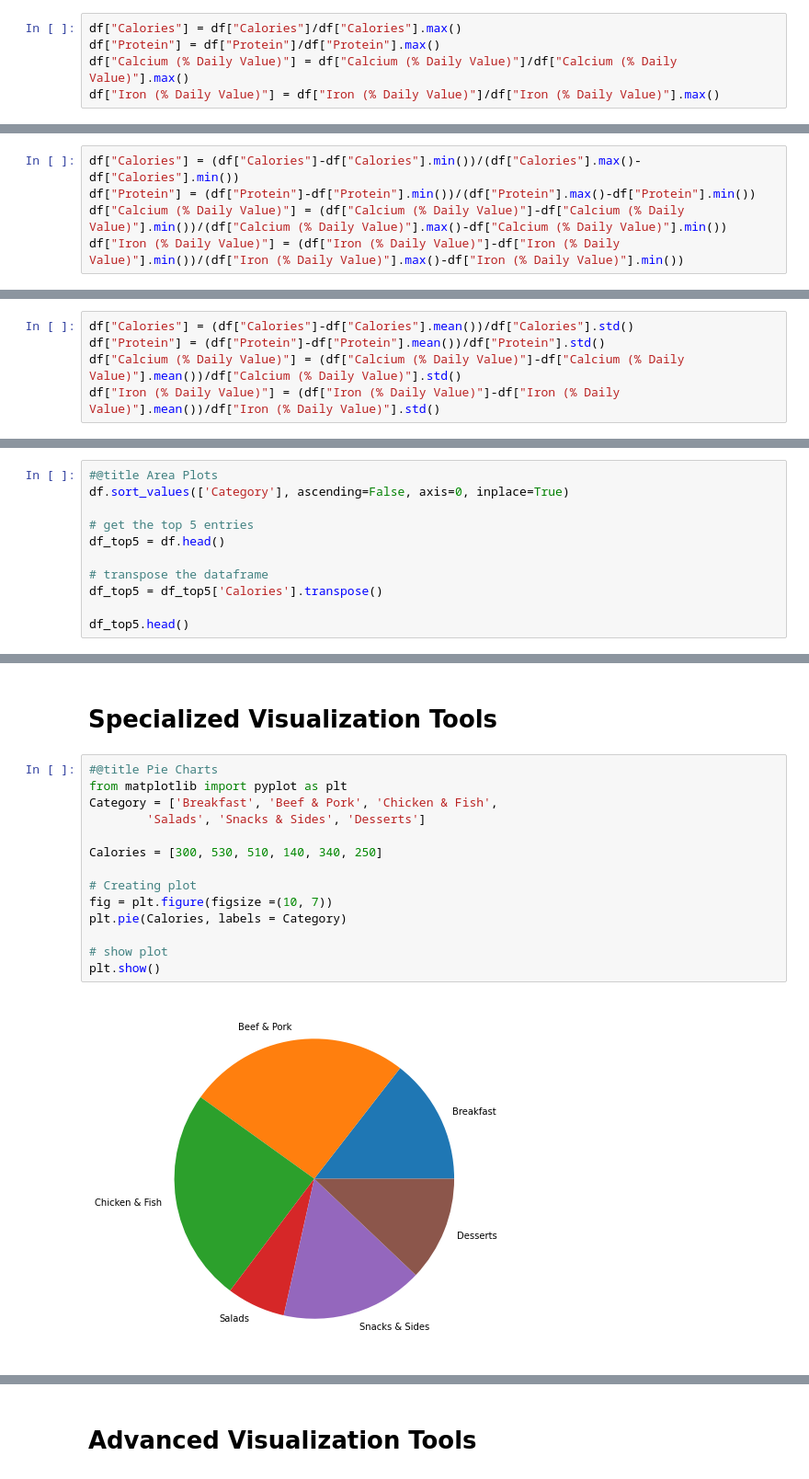
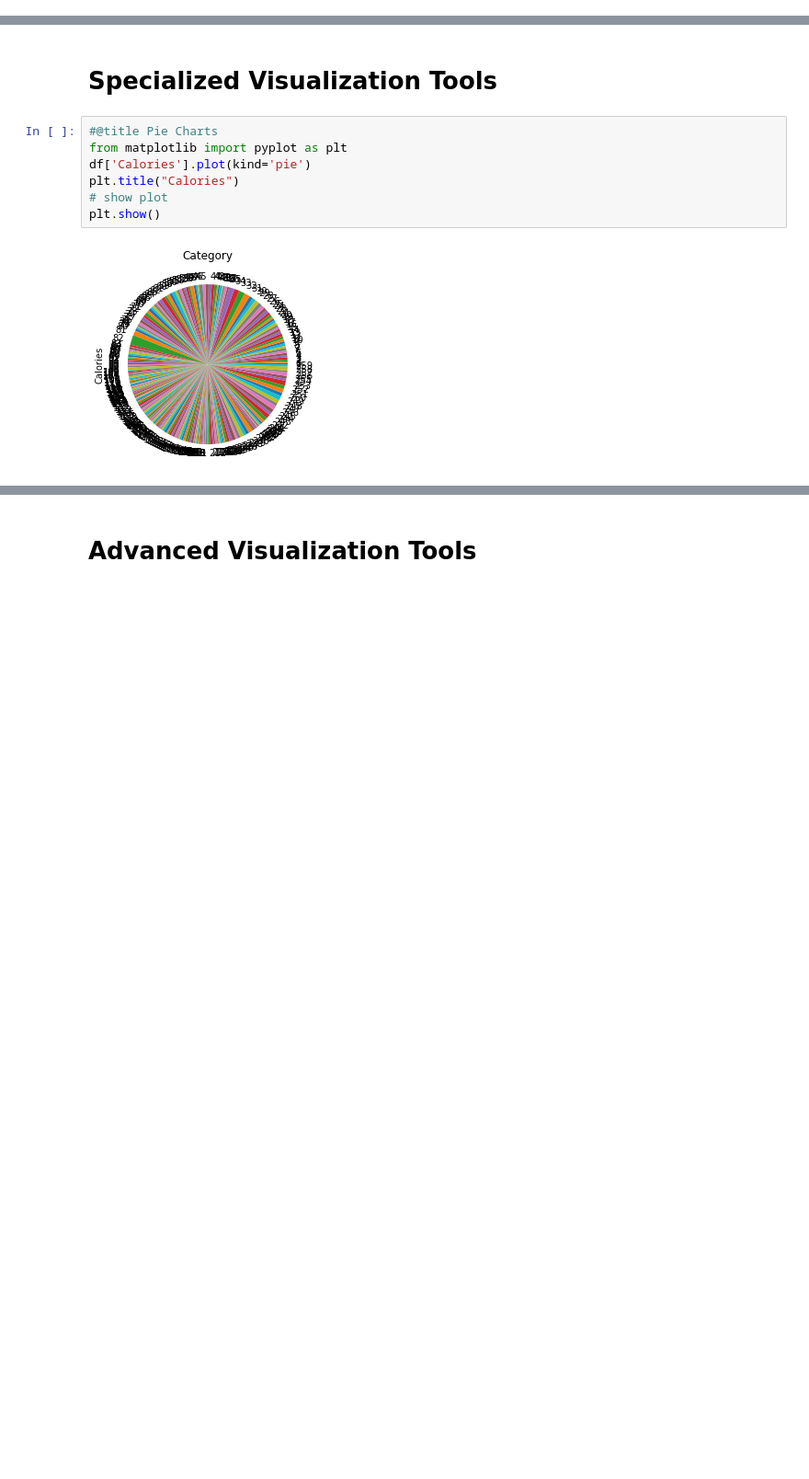
Before and after one commit to Andhi1710/python, a Jupyter notebook: (Andhi_Hamzah)_McDonald's.ipynb, the cells around one changed output, grey strips where cells are left out. Shown: that part at 92% size. Drawn from its saved outputs; the diff is of its cells as text; blank space fills up the shorter version.

```diff
--- a/(Andhi_Hamzah)_McDonald's.ipynb
+++ b/(Andhi_Hamzah)_McDonald's.ipynb
@@ -240,5 +117,0 @@ df["Iron (% Daily Value)"] = df["Iron (% Daily Value)"].astype("float")
-# %%
-df["Calories"] = df["Calories"]/df["Calories"].max()
-df["Protein"] = df["Protein"]/df["Protein"].max()
-df["Calcium (% Daily Value)"] = df["Calcium (% Daily Value)"]/df["Calcium (% Daily Value)"].max()
-df["Iron (% Daily Value)"] = df["Iron (% Daily Value)"]/df["Iron (% Daily Value)"].max()
@@ -273,5 +117,0 @@ memory usage: 12.3+ KB
-# %%
-df["Calories"] = (df["Calories"]-df["Calories"].min())/(df["Calories"].max()-df["Calories"].min())
-df["Protein"] = (df["Protein"]-df["Protein"].min())/(df["Protein"].max()-df["Protein"].min())
-df["Calcium (% Daily Value)"] = (df["Calcium (% Daily Value)"]-df["Calcium (% Daily Value)"].min())/(df["Calcium (% Daily Value)"].max()-df["Calcium (% Daily Value)"].min())
-df["Iron (% Daily Value)"] = (df["Iron (% Daily Value)"]-df["Iron (% Daily Value)"].min())/(df["Iron (% Daily Value)"].max()-df["Iron (% Daily Value)"].min())
@@ -290,5 +117,0 @@ df.describe()
-# %%
-df["Calories"] = (df["Calories"]-df["Calories"].mean())/df["Calories"].std()
-df["Protein"] = (df["Protein"]-df["Protein"].mean())/df["Protein"].std()
-df["Calcium (% Daily Value)"] = (df["Calcium (% Daily Value)"]-df["Calcium (% Daily Value)"].mean())/df["Calcium (% Daily Value)"].std()
-df["Iron (% Daily Value)"] = (df["Iron (% Daily Value)"]-df["Iron (% Daily Value)"].mean())/df["Iron (% Daily Value)"].std()
@@ -475,14 +284,3 @@ plt.pyplot.title("Calories bins")
 # %% [output]
 Text(0.5, 1.0, 'Calories bins')
 [figure]
-# %%
-#@title Area Plots
-df.sort_values(['Category'], ascending=False, axis=0, inplace=True)
-
-# get the top 5 entries
-df_top5 = df.head()
-
-# transpose the dataframe
-df_top5 = df_top5['Calories'].transpose()
-
-df_top5.head()
@@ -557,19 +333,12 @@ dtype: int64
 # %%
 #@title Pie Charts
 from matplotlib import pyplot as plt
-Category = ['Breakfast', 'Beef & Pork', 'Chicken & Fish',
-        'Salads', 'Snacks & Sides', 'Desserts']
-
-Calories = [300, 530, 510, 140, 340, 250]
-
-# Creating plot
-fig = plt.figure(figsize =(10, 7))
-plt.pie(Calories, labels = Category)
-
+df['Calories'].plot(kind='pie')
+plt.title("Calories")
 # show plot
 plt.show()
 # %% [output]
-[figure, old version]
+[figure, new version]
 # %%
 #@title Box Plots
 import matplotlib.pyplot as plt
```
Also changed, not shown: parts of 35 cells of this notebook.
